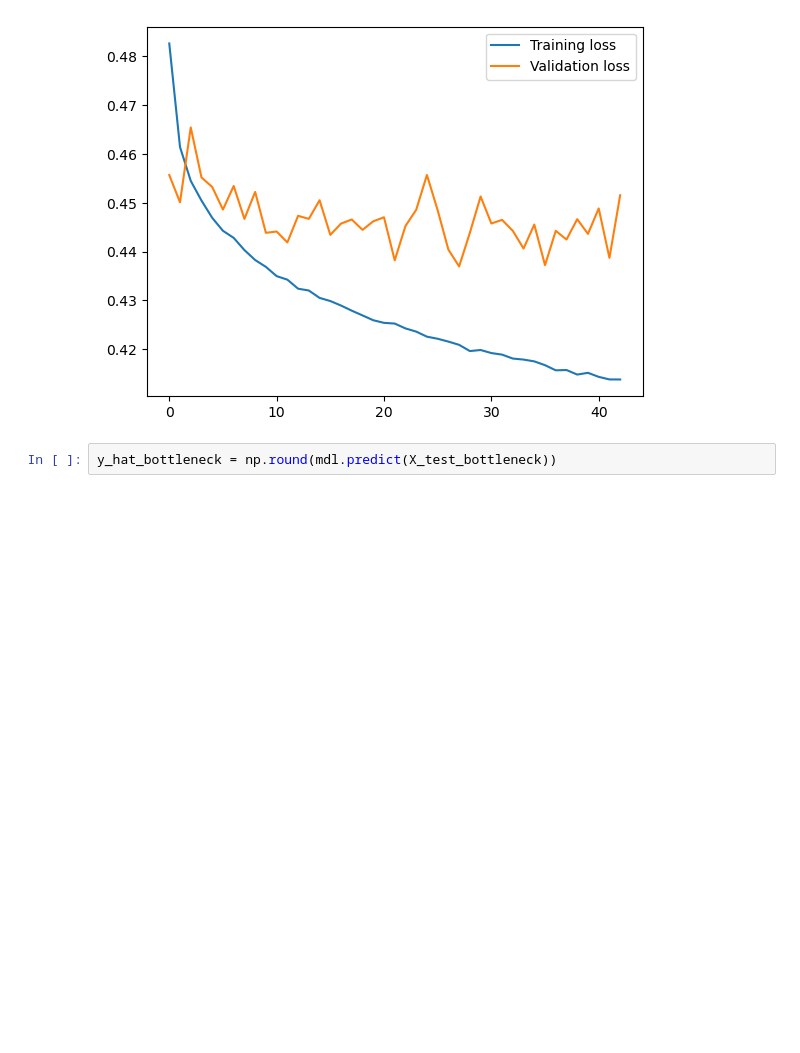
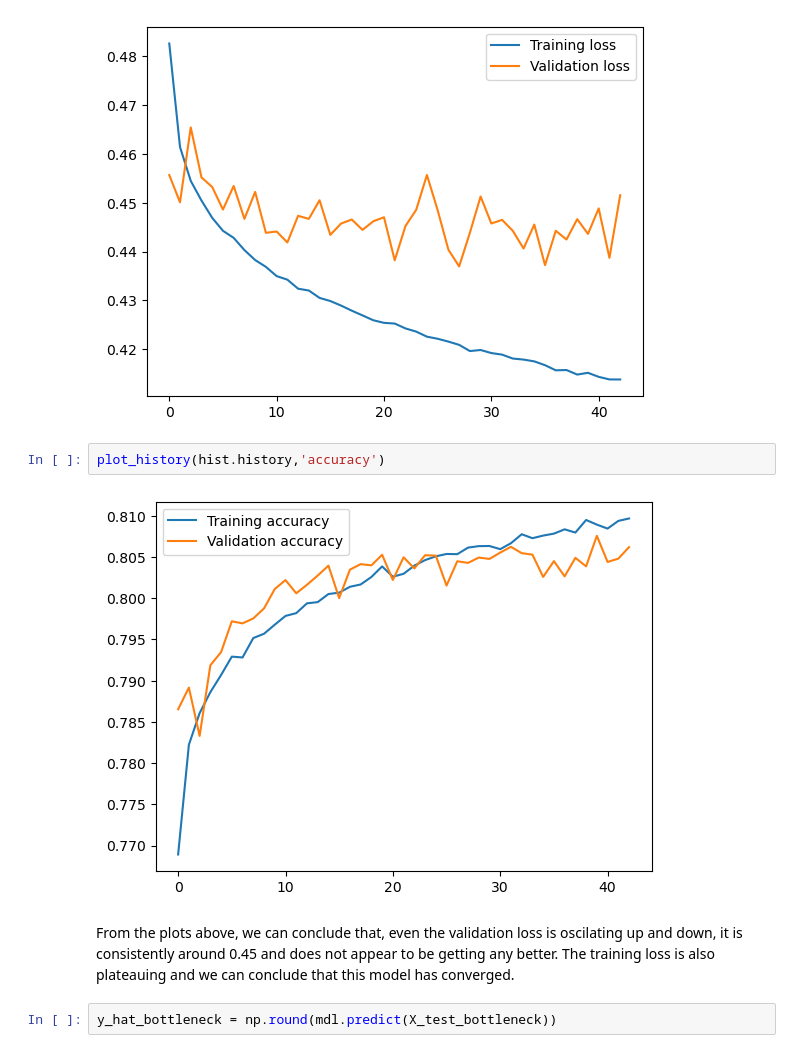
Before and after one commit to lattiric/ML_NN_Proj_02, a Jupyter notebook: final_notebook.ipynb, the cells around one changed output. Cells and saved outputs as stored; diff of their text form; blank space fills up the shorter version.

```diff
--- a/final_notebook.ipynb
+++ b/final_notebook.ipynb
@@ -298,6 +300,12 @@ Epoch 43/100
 plot_history(hist.history,'loss')
 # %% [output]
 [figure]
+# %%
+plot_history(hist.history,'accuracy')
+# %% [output]
+[figure, added]
+# %% [markdown]
+From the plots above, we can conclude that, even the validation loss is oscilating up and down, it is consistently around 0.45 and does not appear to be getting any better. The training loss is also plateauing and we can conclude that this model has converged.
 # %%
 y_hat_bottleneck = np.round(mdl.predict(X_test_bottleneck))
 # %% [output]
```
Also changed, not shown: parts of 14 cells of this notebook.
